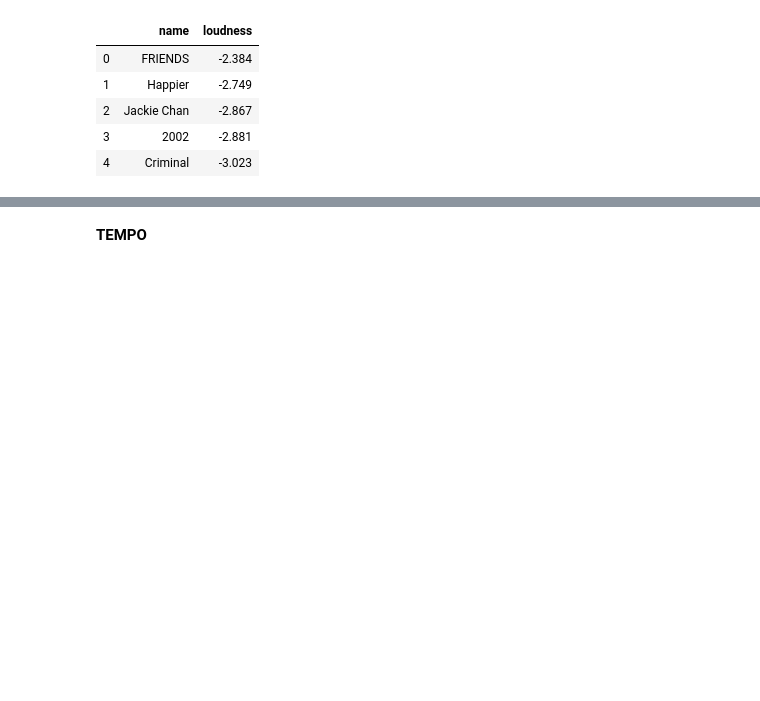
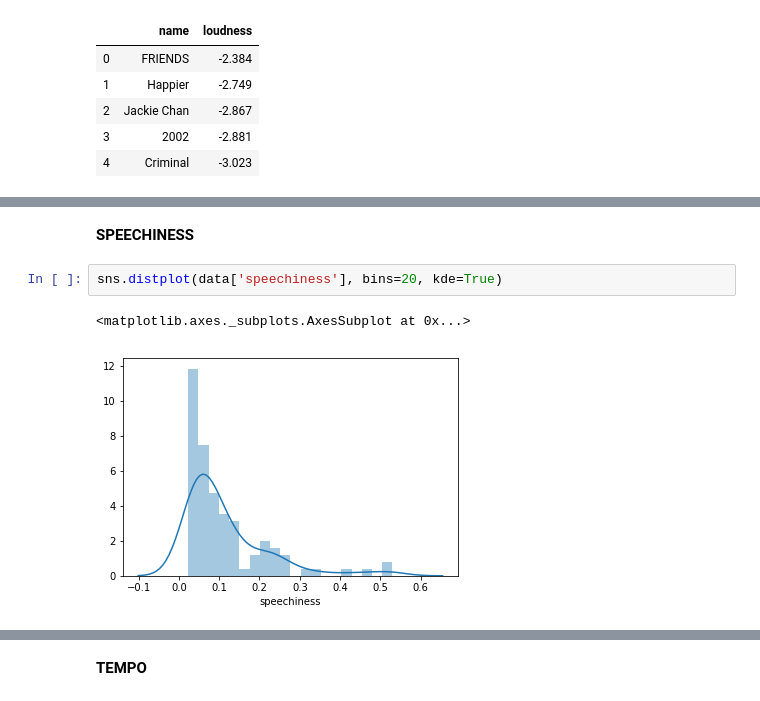
Before and after one commit to Ritvik19/Data-Tales, a Jupyter notebook: Spotify-2018/Spotify.ipynb, the cells around one changed output, grey strips where cells are left out. Drawn from its saved outputs; the diff is of its cells as text; blank space fills up the shorter version.

```diff
--- a/Spotify-2018/Spotify.ipynb
+++ b/Spotify-2018/Spotify.ipynb
@@ -197,0 +247,7 @@ Least Loud Songs
+# %% [markdown]
+**SPEECHINESS**
+# %%
+sns.distplot(data['speechiness'], bins=20, kde=True)
+# %% [output]
+<matplotlib.axes._subplots.AxesSubplot at 0x...>
+[figure, added]
```
Also changed, not shown: parts of 64 cells of this notebook.
